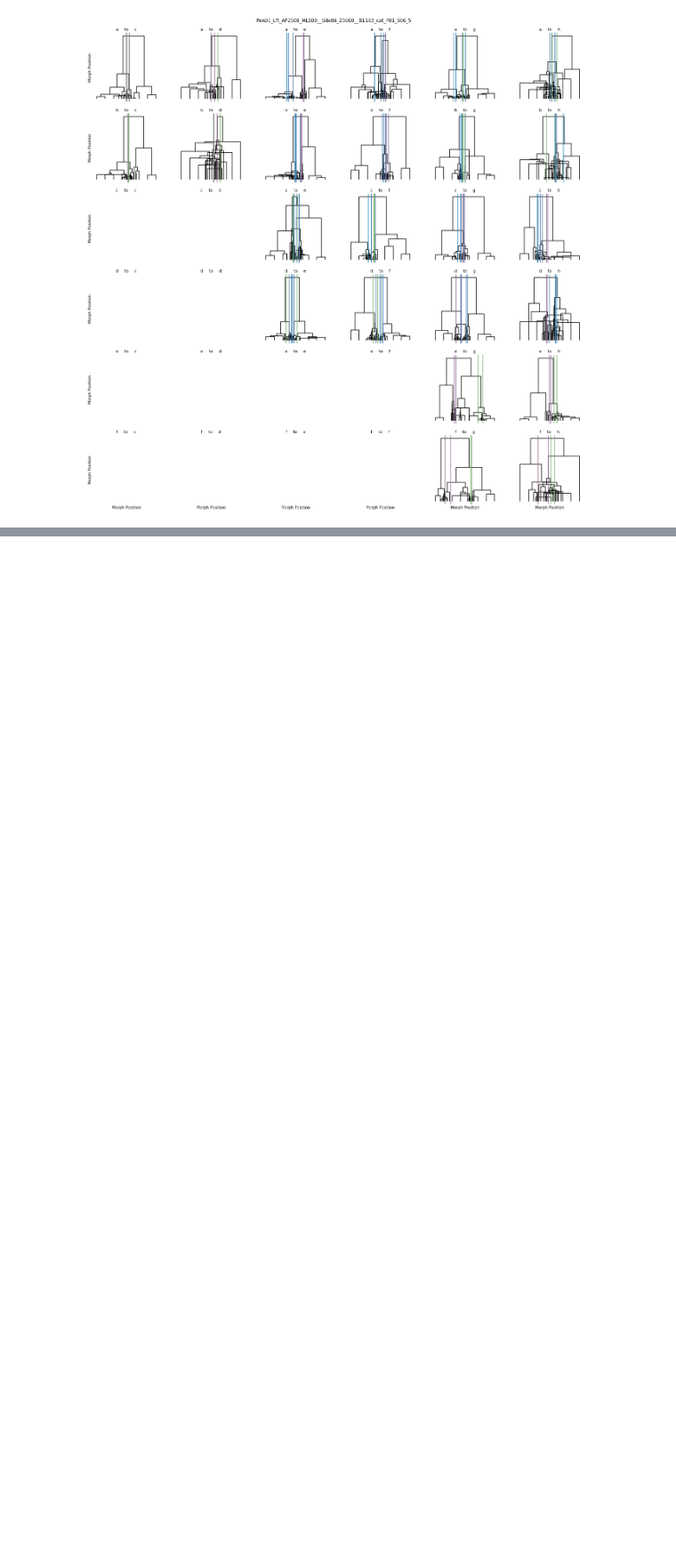
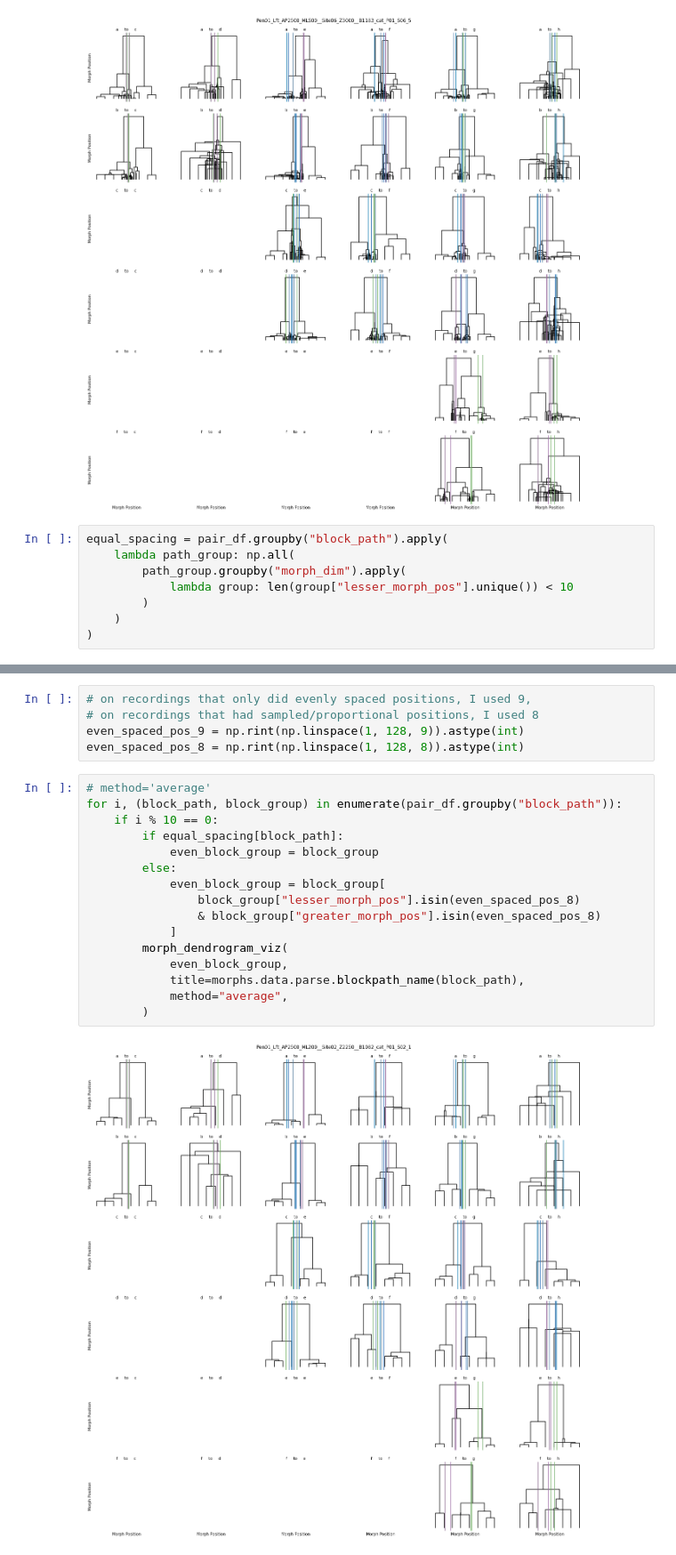
Before and after one commit to MarvinT/morphs, a Jupyter notebook: notebooks/supplemental/2.3-mjt-pairwise-hierarchical-clustering.ipynb, the cells around one changed output, grey strips where cells are left out. Shown at 89% size. Saved outputs shown, nothing was run; the diff lists cells and outputs as text; blank space fills up the shorter version.

Commit message:
even spaced samples only

```diff
--- a/notebooks/supplemental/2.3-mjt-pairwise-hierarchical-clustering.ipynb
+++ b/notebooks/supplemental/2.3-mjt-pairwise-hierarchical-clustering.ipynb
@@ -112,3 +112,11 @@ for i, (block_path, block_group) in enumerate(pair_df.groupby("block_path")):
 [figure]
 [figure]
 [figure]
+# %%
+equal_spacing = pair_df.groupby("block_path").apply(
+    lambda path_group: np.all(
+        path_group.groupby("morph_dim").apply(
+            lambda group: len(group["lesser_morph_pos"].unique()) < 10
+        )
+    )
+)
@@ -114,0 +149,23 @@ for i, (block_path, block_group) in enumerate(pair_df.groupby("block_path")):
+# %%
+# on recordings that only did evenly spaced positions, I used 9,
+# on recordings that had sampled/proportional positions, I used 8
+even_spaced_pos_9 = np.rint(np.linspace(1, 128, 9)).astype(int)
+even_spaced_pos_8 = np.rint(np.linspace(1, 128, 8)).astype(int)
+# %%
+# method='average'
+for i, (block_path, block_group) in enumerate(pair_df.groupby("block_path")):
+    if i % 10 == 0:
+        if equal_spacing[block_path]:
+            even_block_group = block_group
+        else:
+            even_block_group = block_group[
+                block_group["lesser_morph_pos"].isin(even_spaced_pos_8)
+                & block_group["greater_morph_pos"].isin(even_spaced_pos_8)
+            ]
+        morph_dendrogram_viz(
+            even_block_group,
+            title=morphs.data.parse.blockpath_name(block_path),
+            method="average",
+        )
+# %% [output]
+[figure, added]
```
Also changed, not shown: parts of 4 cells of this notebook.
